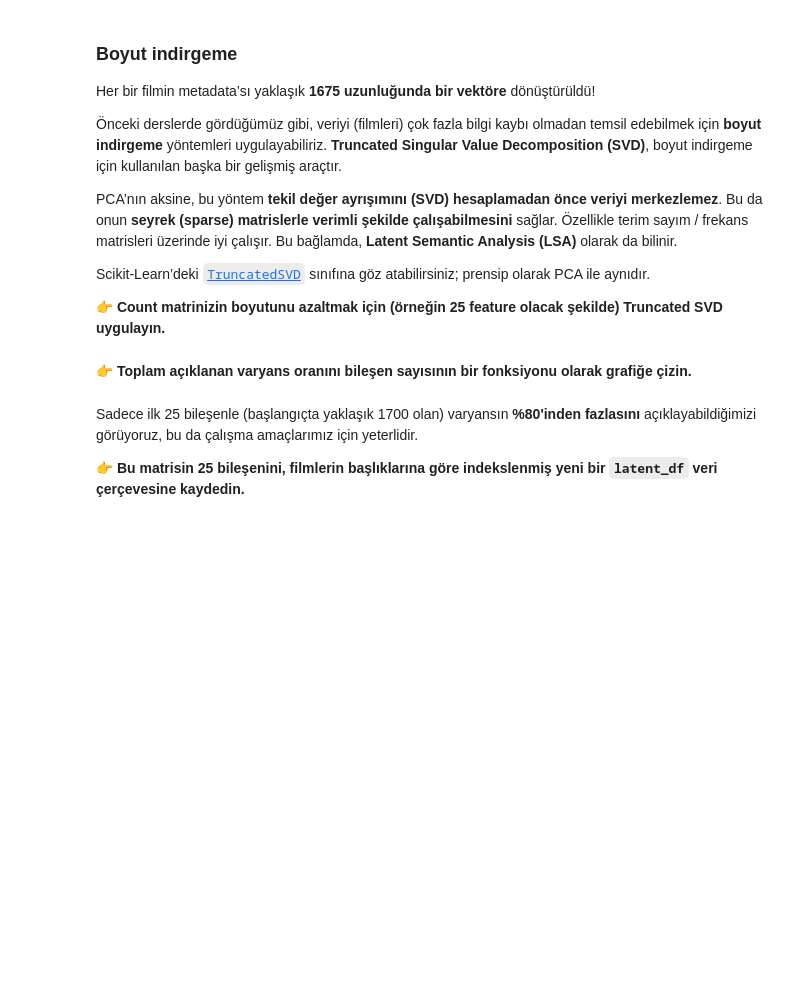
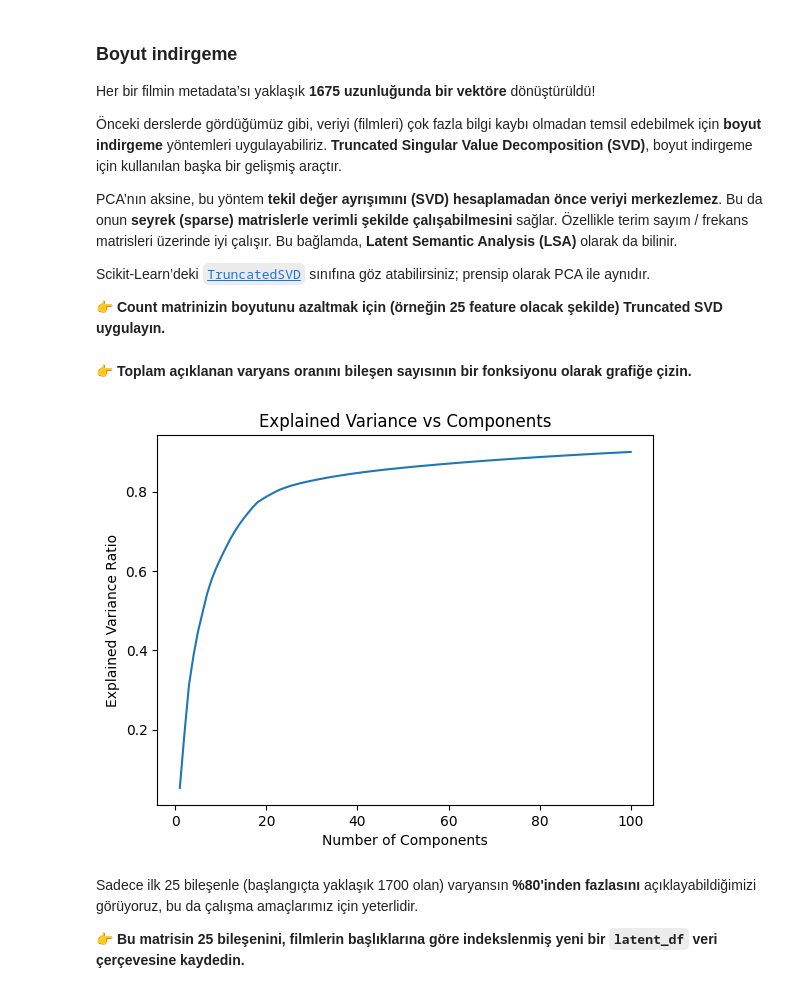
Before and after one commit to melis-gezer/S17D3-S-data-movie-recommendation, a Jupyter notebook: recommender-system.ipynb, the cells around one changed output. Cells and saved outputs as stored; diff of their text form; code cells hidden in the pictures; blank space fills up the shorter version.

Commit message:
Completed metadata step

```diff
--- a/recommender-system.ipynb
+++ b/recommender-system.ipynb
@@ -136,3 +134,5 @@ __`movies` ve `tags` DataFrame'lerini birleştirin.__
+# %%
+tags_grouped = tags.groupby("movieId")["tag"].apply(lambda x: " ".join(x.astype(str)))
 # %% [markdown]
 **`metadata` sütununu içeren yeni bir `merged_df` veri çerçevesi oluşturun. Bu sütun, hem etiketlerin (tags) hem de türlerin (genres) birleştirilmiş hâlinden oluşmalıdır.**
 
@@ -149,3 +147,8 @@ Bunun için:
+# %%
+merged_df = movies.merge(tags_grouped, on="movieId", how="left")
+merged_df["tag"] = merged_df["tag"].fillna("")
+merged_df["metadata"] = merged_df["genres"] + " " + merged_df["tag"]
+merged_df = merged_df[["movieId", "title", "metadata"]]
 # %% [markdown]
 ### 🧪 Kodunu Test Et
 # %%
@@ -177,3 +196,13 @@ Her satır, ilgili filme ait **frekans vektörünü** temsil edecektir.
+# %%
+from sklearn.feature_extraction.text import CountVectorizer
+import pandas as pd
+vectorizer = CountVectorizer()
+count_matrix = vectorizer.fit_transform(merged_df["metadata"])
+count_df = pd.DataFrame(
+    count_matrix.toarray(),
+    columns=vectorizer.get_feature_names_out()
+)
+count_df.index = merged_df["movieId"]
 # %% [markdown]
 ### Boyut indirgeme
 
@@ -195,3 +226,22 @@ __👉 **Count matrinizin boyutunu azaltmak için (örneğin 25 feature olacak
+# %%
+import matplotlib.pyplot as plt
+import numpy as np
+
+components = list(range(1, 101))
+explained_variance = []
+
+for n in components:
+    svd_temp = TruncatedSVD(n_components=n, random_state=42)
+    svd_temp.fit(count_matrix)
+    explained_variance.append(svd_temp.explained_variance_ratio_.sum())
+
+plt.plot(components, explained_variance)
+plt.xlabel("Number of Components")
+plt.ylabel("Explained Variance Ratio")
+plt.title("Explained Variance vs Components")
+plt.show()
+# %% [output]
+[figure, added]
 # %% [markdown]
 Sadece ilk 25 bileşenle (başlangıçta yaklaşık 1700 olan) varyansın **%80'inden fazlasını** açıklayabildiğimizi görüyoruz, bu da çalışma amaçlarımız için yeterlidir.
 
```
Also changed, not shown: parts of 10 cells of this notebook.
